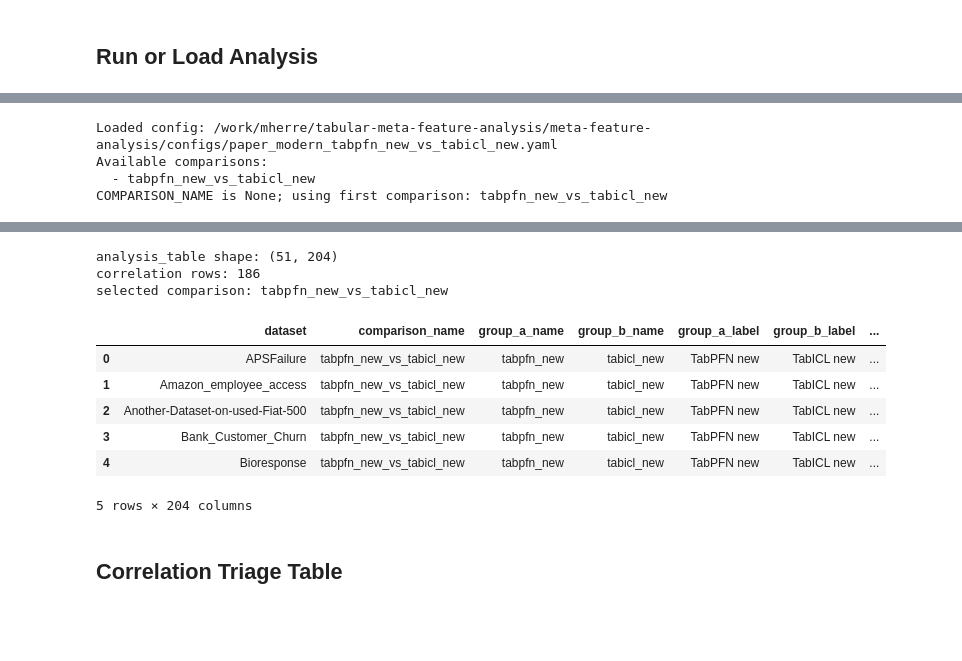
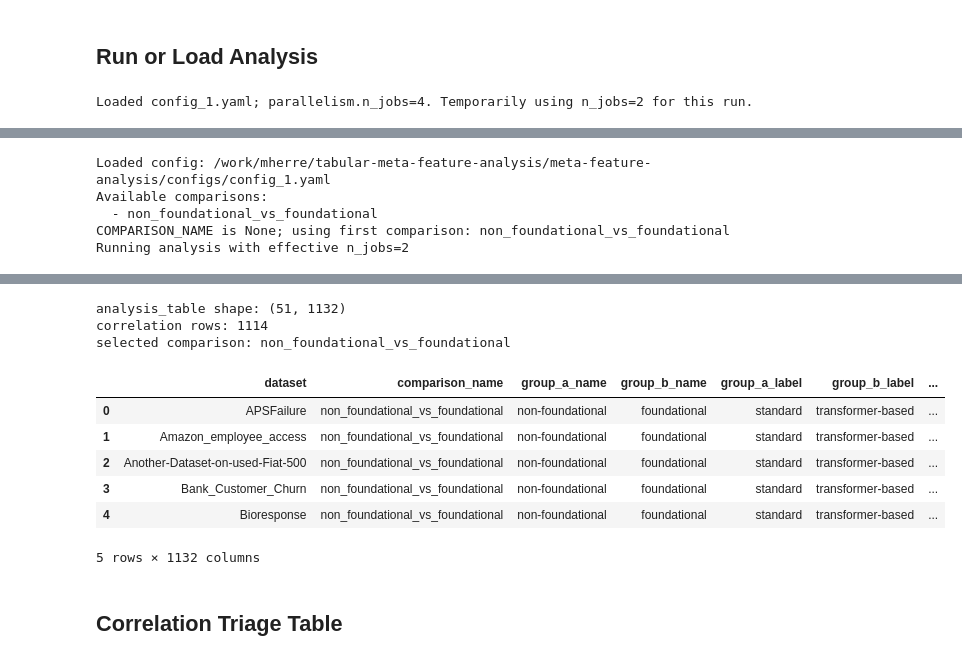
Before and after one commit to m-herre/meta-feature-analysis, a Jupyter notebook: notebooks/05_followup_after_univariate.ipynb, the cells around one changed output, grey strips where cells are left out. Saved outputs shown, nothing was run; the diff lists cells and outputs as text; code cells hidden in the pictures; blank space fills up the shorter version.

```diff
--- a/notebooks/05_followup_after_univariate.ipynb
+++ b/notebooks/05_followup_after_univariate.ipynb
@@ -7,7 +7,7 @@ Reusable diagnostics for validating interesting univariate correlations after an
 
 Set `COMPARISON_NAME` to one of the printed comparison names, or leave it as `None` to use the first comparison in the config. Leave `INTERESTING_PREDICTORS` empty to auto-select the top predictors by adjusted p-value when available, otherwise raw p-value.
 # %%
-CONFIG_NAME = "paper_modern_tabpfn_new_vs_tabicl_new.yaml"
+CONFIG_NAME = "config_1.yaml"
 DATASETS = None
 COMPARISON_NAME = None
 INTERESTING_PREDICTORS = []
@@ -60,9 +60,39 @@ from mfa import load_config, run_analysis
 sns.set_theme(style="ticks", context="notebook")
 # %% [markdown]
 ## Run or Load Analysis
+# %%
+from dataclasses import replace
+
+from mfa import load_config
+
+config_path = project_dir / "configs" / CONFIG_NAME
+config = load_config(config_path)
+
+# Read the configured value from YAML
+yaml_n_jobs = config.parallelism.n_jobs
+
+# Keep this notebook safe: allow only 1..2 workers for this run
+run_n_jobs = min(max(yaml_n_jobs, 1), 2)
+
+# Build a temporary config override for this run only (does not edit YAML)
+run_config = replace(
+    config,
+    parallelism=replace(config.parallelism, n_jobs=run_n_jobs),
+)
+
+if yaml_n_jobs != run_n_jobs:
+    print(
+        f"Loaded {config_path.name}; parallelism.n_jobs={yaml_n_jobs}. "
+        f"Temporarily using n_jobs={run_n_jobs} for this run."
+    )
+else:
+    print(
+        f"Loaded {config_path.name}; parallelism.n_jobs={yaml_n_jobs}. "
+        "Proceeding with the analysis."
+    )
+# %% [output]
+Loaded config_1.yaml; parallelism.n_jobs=4. Temporarily using n_jobs=2 for this run.
 # %%
-config_path = project_dir / "configs" / CONFIG_NAME
-config = load_config(config_path)
 comparison_names = [comparison.name for comparison in config.comparisons]
 
 print(f"Loaded config: {config_path}")
@@ -79,7 +109,8 @@ if selected_comparison not in comparison_names:
 if COMPARISON_NAME is None:
     print(f"COMPARISON_NAME is None; using first comparison: {selected_comparison}")
 
-result = run_analysis(config, datasets=DATASETS)
+print(f"Running analysis with effective n_jobs={run_config.parallelism.n_jobs}")
+result = run_analysis(run_config, datasets=DATASETS)
 analysis = result.analysis_table.copy()
 
 corr_df = pd.DataFrame([vars(row) for row in result.correlation_results])
@@ -122,4 +157,5 @@ display(analysis.head())
-Loaded config: /work/mherre/tabular-meta-feature-analysis/meta-feature-analysis/configs/paper_modern_tabpfn_new_vs_tabicl_new.yaml
+Loaded config: /work/mherre/tabular-meta-feature-analysis/meta-feature-analysis/configs/config_1.yaml
 Available comparisons:
-  - tabpfn_new_vs_tabicl_new
-COMPARISON_NAME is None; using first comparison: tabpfn_new_vs_tabicl_new
+  - non_foundational_vs_foundational
+COMPARISON_NAME is None; using first comparison: non_foundational_vs_foundational
+Running analysis with effective n_jobs=2
@@ -135,13 +170,13 @@ COMPARISON_NAME is None; using first comparison: tabpfn_new_vs_tabicl_new
-analysis_table shape: (51, 204)
-correlation rows: 186
-selected comparison: tabpfn_new_vs_tabicl_new
+analysis_table shape: (51, 1132)
+correlation rows: 1114
+selected comparison: non_foundational_vs_foundational
 |  | dataset | comparison_name | group_a_name | group_b_name | group_a_label | group_b_label | ... |
-| 0 | APSFailure | tabpfn_new_vs_tabicl_new | tabpfn_new | tabicl_new | TabPFN new | TabICL new | ... |
-| 1 | Amazon_employee_access | tabpfn_new_vs_tabicl_new | tabpfn_new | tabicl_new | TabPFN new | TabICL new | ... |
-| 2 | Another-Dataset-on-used-Fiat-500 | tabpfn_new_vs_tabicl_new | tabpfn_new | tabicl_new | TabPFN new | TabICL new | ... |
-| 3 | Bank_Customer_Churn | tabpfn_new_vs_tabicl_new | tabpfn_new | tabicl_new | TabPFN new | TabICL new | ... |
-| 4 | Bioresponse | tabpfn_new_vs_tabicl_new | tabpfn_new | tabicl_new | TabPFN new | TabICL new | ... |
+| 0 | APSFailure | non_foundational_vs_foundational | non-foundational | foundational | standard | transformer-based | ... |
+| 1 | Amazon_employee_access | non_foundational_vs_foundational | non-foundational | foundational | standard | transformer-based | ... |
+| 2 | Another-Dataset-on-used-Fiat-500 | non_foundational_vs_foundational | non-foundational | foundational | standard | transformer-based | ... |
+| 3 | Bank_Customer_Churn | non_foundational_vs_foundational | non-foundational | foundational | standard | transformer-based | ... |
+| 4 | Bioresponse | non_foundational_vs_foundational | non-foundational | foundational | standard | transformer-based | ... |
-5 rows × 204 columns
+5 rows × 1132 columns
 # %% [markdown]
 ## Correlation Triage Table
 # %%
```
Also changed, not shown: parts of 7 cells of this notebook, 8 other files.
